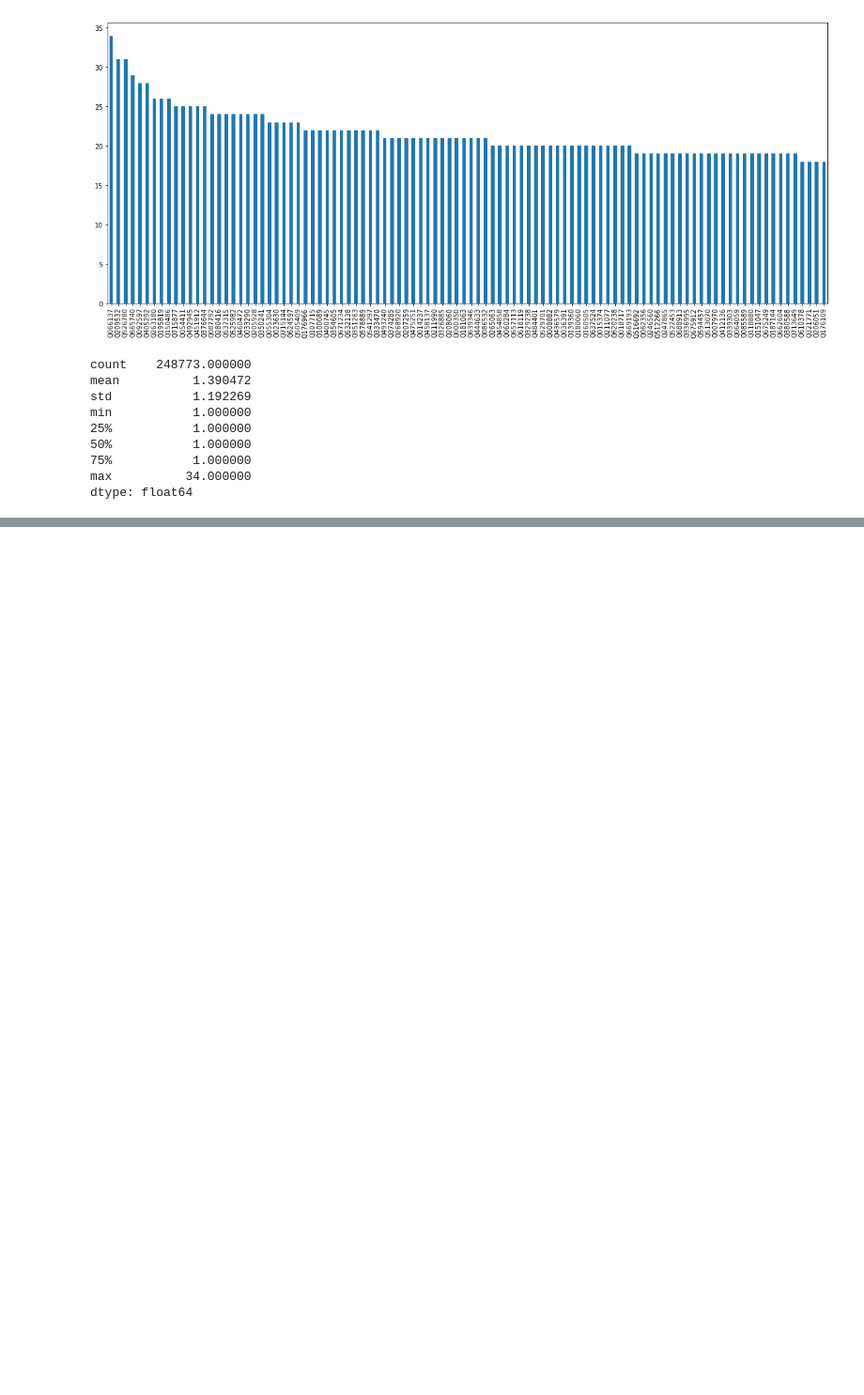
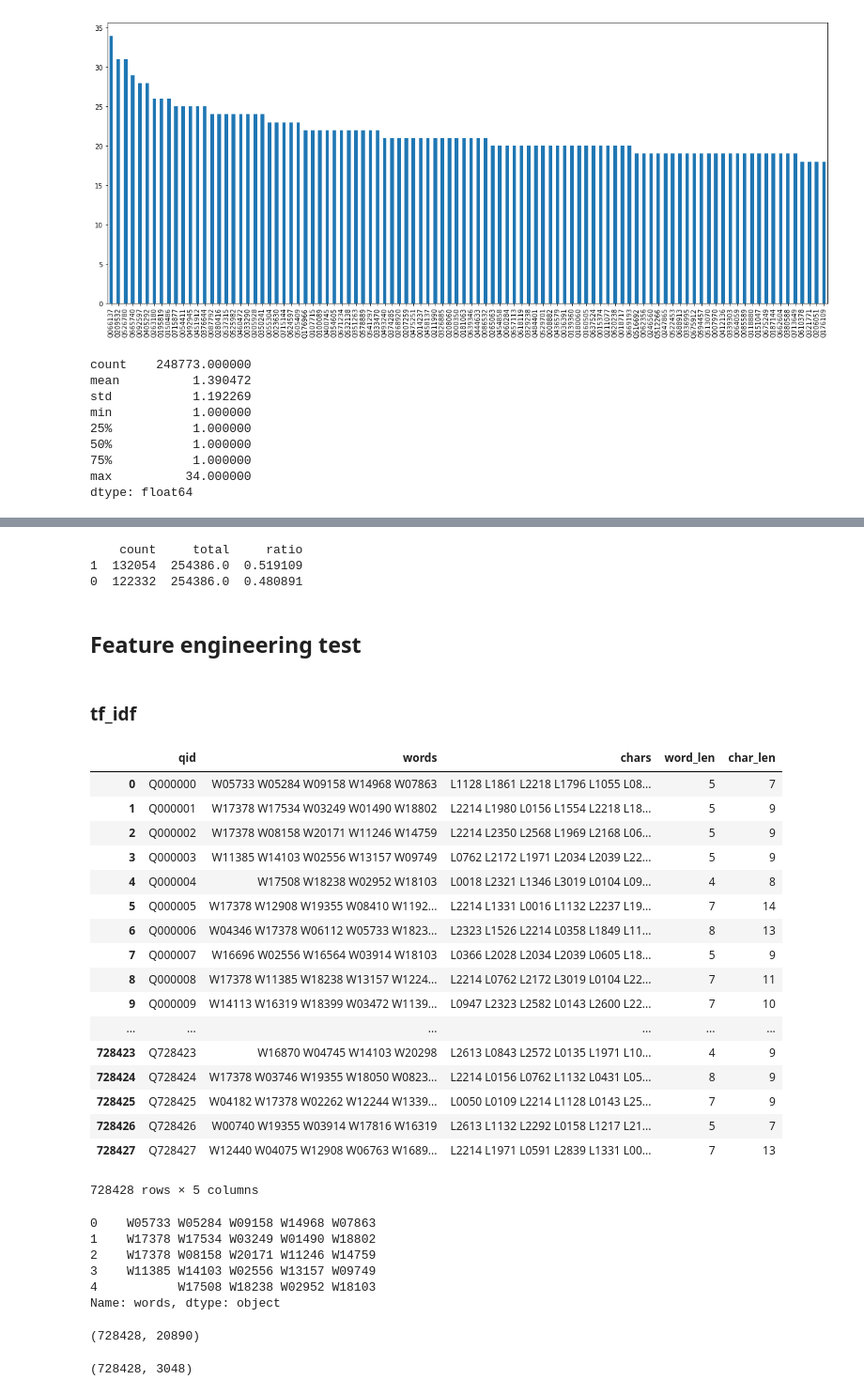
Before and after one commit to Fengjun-Wang/mirror_question_pair, a Jupyter notebook: scripts/data_analysis/Data_analysis.ipynb, the cells around one changed output, grey strips where cells are left out. Shown at 94% size. Cells and saved outputs as stored; diff of their text form; code cells hidden in the pictures; blank space fills up the shorter version.

```diff
--- a/scripts/data_analysis/Data_analysis.ipynb
+++ b/scripts/data_analysis/Data_analysis.ipynb
@@ -203,0 +248,36 @@ dtype: float64
+# %%
+label_cnt = pd.DataFrame(train_df["label"].value_counts())
+label_cnt.columns = ["count"]
+label_cnt["total"] = train_df.shape[0]*1.0
+label_cnt["ratio"] = label_cnt["count"]/label_cnt["total"]
+print label_cnt
+## positive and negative samples are balanced
+# %% [output]
+    count     total     ratio
+1  132054  254386.0  0.519109
+0  122332  254386.0  0.480891
+# %% [markdown]
+## Feature engineering test
+# %% [markdown]
+### tf_idf
+# %%
+question_df
+# %% [output]
+|  | qid | words | chars | word_len | char_len |
+| 0 | Q000000 | W05733 W05284 W09158 W14968 W07863 | L1128 L1861 L2218 L1796 L1055 L08... | 5 | 7 |
+| 1 | Q000001 | W17378 W17534 W03249 W01490 W18802 | L2214 L1980 L0156 L1554 L2218 L18... | 5 | 9 |
+| 2 | Q000002 | W17378 W08158 W20171 W11246 W14759 | L2214 L2350 L2568 L1969 L2168 L06... | 5 | 9 |
+| 3 | Q000003 | W11385 W14103 W02556 W13157 W09749 | L0762 L2172 L1971 L2034 L2039 L22... | 5 | 9 |
+| 4 | Q000004 | W17508 W18238 W02952 W18103 | L0018 L2321 L1346 L3019 L0104 L09... | 4 | 8 |
+| 5 | Q000005 | W17378 W12908 W19355 W08410 W1192... | L2214 L1331 L0016 L1132 L2237 L19... | 7 | 14 |
+| 6 | Q000006 | W04346 W17378 W06112 W05733 W1823... | L2323 L1526 L2214 L0358 L1849 L11... | 8 | 13 |
+| 7 | Q000007 | W16696 W02556 W16564 W03914 W18103 | L0366 L2028 L2034 L2039 L0605 L18... | 5 | 9 |
+| 8 | Q000008 | W17378 W11385 W18238 W13157 W1224... | L2214 L0762 L2172 L3019 L0104 L22... | 7 | 11 |
+| 9 | Q000009 | W14113 W16319 W18399 W03472 W1139... | L0947 L2323 L2582 L0143 L2600 L22... | 7 | 10 |
+| ... | ... | ... | ... | ... | ... |
+| 728423 | Q728423 | W16870 W04745 W14103 W20298 | L2613 L0843 L2572 L0135 L1971 L10... | 4 | 9 |
+| 728424 | Q728424 | W17378 W03746 W19355 W18050 W0823... | L2214 L0156 L0762 L1132 L0431 L05... | 8 | 9 |
+| 728425 | Q728425 | W04182 W17378 W02262 W12244 W1339... | L0050 L0109 L2214 L1128 L0143 L25... | 7 | 9 |
+| 728426 | Q728426 | W00740 W19355 W03914 W17816 W16319 | L2613 L1132 L2292 L0158 L1217 L21... | 5 | 7 |
+| 728427 | Q728427 | W12440 W04075 W12908 W06763 W1689... | L2214 L1971 L0591 L2839 L1331 L00... | 7 | 13 |
+728428 rows × 5 columns
@@ -203,0 +288,9 @@ dtype: float64
+# %%
+word_corpus.head(5)
+# %% [output]
+0    W05733 W05284 W09158 W14968 W07863
+1    W17378 W17534 W03249 W01490 W18802
+2    W17378 W08158 W20171 W11246 W14759
+3    W11385 W14103 W02556 W13157 W09749
+4           W17508 W18238 W02952 W18103
+Name: words, dtype: object
@@ -203,0 +302,8 @@ dtype: float64
+# %%
+word_tdmatrix.shape
+# %% [output]
+(728428, 20890)
+# %%
+char_tdmatrix.shape
+# %% [output]
+(728428, 3048)
```
Also changed, not shown: parts of 21 cells of this notebook, 2 other files.
